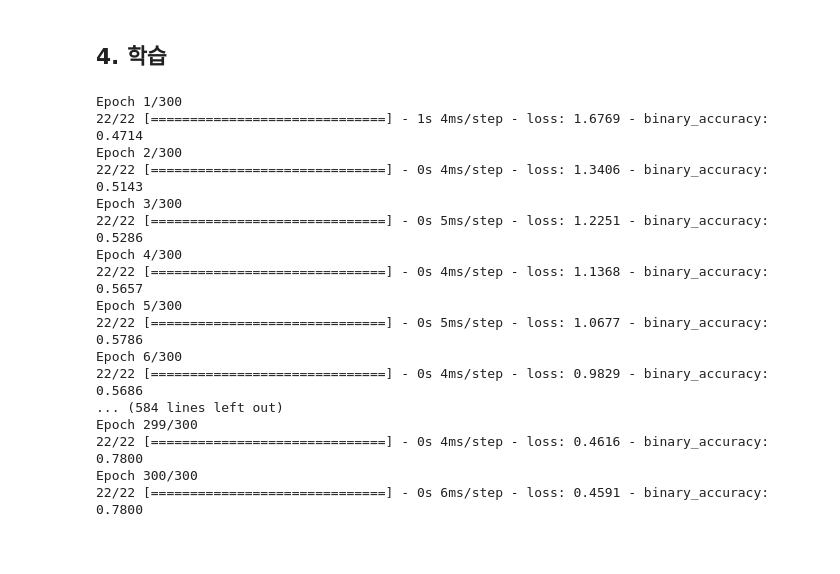
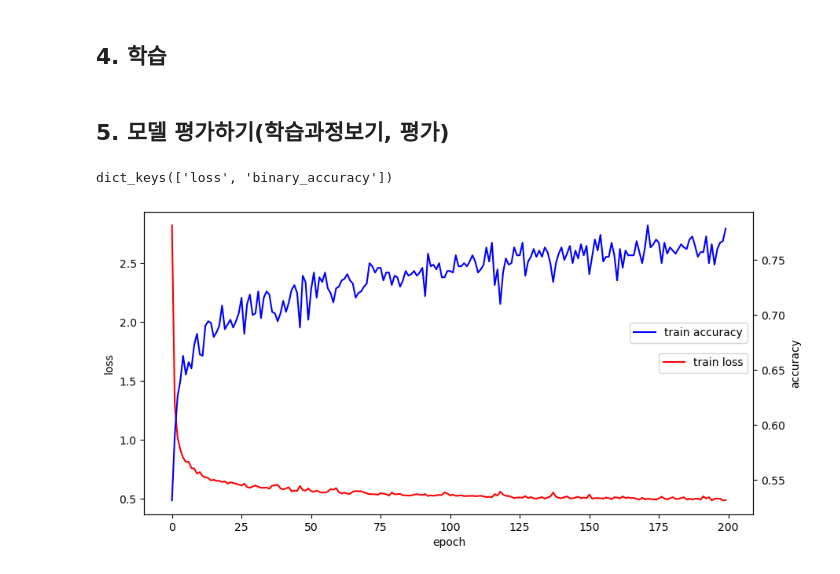
Before and after one commit to yisy0703/ai, a Jupyter notebook: source/08_DeepLearning/06_피마인디언 당뇨병 발병 예측(로지스틱회귀분석,분류분석).ipynb, the cells around one changed output. Drawn from its saved outputs; the diff is of its cells as text; code cells hidden in the pictures; blank space fills up the shorter version.

```diff
--- a/source/08_DeepLearning/06_피마인디언 당뇨병 발병 예측(로지스틱회귀분석,분류분석).ipynb
+++ b/source/08_DeepLearning/06_피마인디언 당뇨병 발병 예측(로지스틱회귀분석,분류분석).ipynb
@@ -97,25 +97,28 @@ model.compile(loss='binary_crossentropy', optimizer='adam', metrics=['binary_acc
 ## 4. 학습
 # %%
 hist = model.fit(X_train, y_train, # 훈련데이터
-                 epochs=300,
+                 epochs=200,
                  # batch_size=350,
                  # validation_split=0.2 # 검증 데이터 비율(훈련데이터셋 중 20%를 검증용 데이터로)
+                 verbose=0
                 )
-# %% [output]
-Epoch 1/300
-22/22 [==============================] - 1s 4ms/step - loss: 1.6769 - binary_accuracy: 0.4714
-Epoch 2/300
-22/22 [==============================] - 0s 4ms/step - loss: 1.3406 - binary_accuracy: 0.5143
-Epoch 3/300
-22/22 [==============================] - 0s 5ms/step - loss: 1.2251 - binary_accuracy: 0.5286
-Epoch 4/300
-22/22 [==============================] - 0s 4ms/step - loss: 1.1368 - binary_accuracy: 0.5657
-Epoch 5/300
-22/22 [==============================] - 0s 5ms/step - loss: 1.0677 - binary_accuracy: 0.5786
-Epoch 6/300
-22/22 [==============================] - 0s 4ms/step - loss: 0.9829 - binary_accuracy: 0.5686
-... (584 lines left out)
-Epoch 299/300
-22/22 [==============================] - 0s 4ms/step - loss: 0.4616 - binary_accuracy: 0.7800
-Epoch 300/300
-22/22 [==============================] - 0s 6ms/step - loss: 0.4591 - binary_accuracy: 0.7800
+# %% [markdown]
+## 5. 모델 평가하기(학습과정보기, 평가)
+# %%
+hist.history.keys()
+# %% [output]
+dict_keys(['loss', 'binary_accuracy'])
+# %%
+# 학습과정 표시하기(validation dataset 없는 경우)
+fig, loss_ax = plt.subplots(figsize=(10,5))
+loss_ax.plot(hist.history['loss'], 'r', label='train loss')
+loss_ax.set_xlabel('epoch')
+loss_ax.set_ylabel('loss')
+acc_ax = loss_ax.twinx()
+acc_ax.plot(hist.history['binary_accuracy'], 'b', label='train accuracy')
+acc_ax.set_ylabel('accuracy')
+loss_ax.legend(loc='center right')
+acc_ax.legend(bbox_to_anchor=(0.999, 0.65))
+plt.show()
+# %% [output]
+[figure, added]
```
Also changed, not shown: parts of 10 cells of this notebook.
